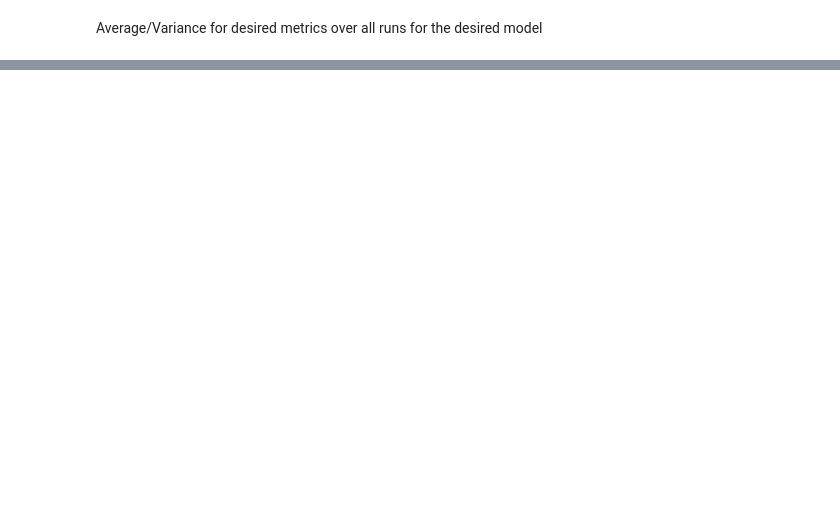
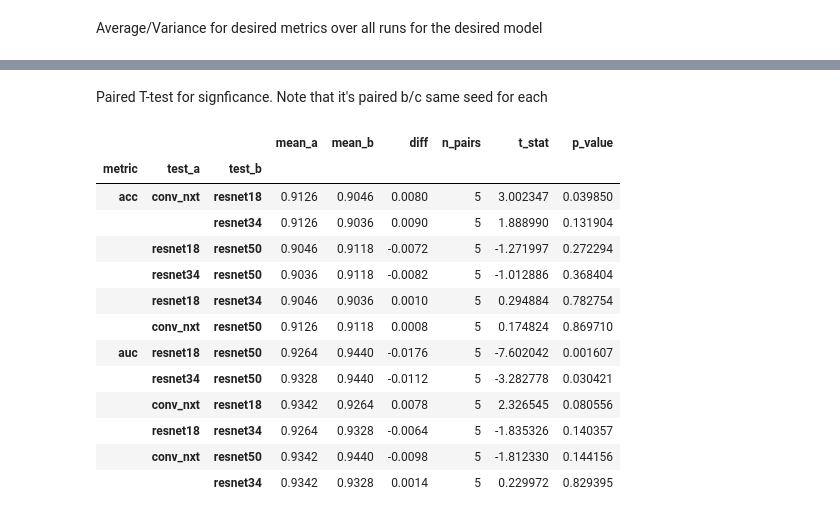
Before and after one commit to MedicalVisionGroup/FetalBrainIQA, a Jupyter notebook: src/results/results_metrics.ipynb, the cells around one changed output, grey strips where cells are left out. Drawn from its saved outputs; the diff is of its cells as text; code cells hidden in the pictures; blank space fills up the shorter version.

```diff
--- a/src/results/results_metrics.ipynb
+++ b/src/results/results_metrics.ipynb
@@ -70,0 +87,62 @@ stats[[(metric, stat) for metric in metrics for stat in ['mean', 'var']]]
+# %% [markdown]
+Paired T-test for signficance. Note that it's paired b/c same seed for each
+# %%
+from itertools import combinations
+from scipy.stats import ttest_rel
+
+rows = []
+
+tests = m.index.get_level_values("test").unique()
+
+for metric in metrics:
+    for test_a, test_b in combinations(tests, 2):
+        a = m.loc[test_a, metric].dropna()
+        b = m.loc[test_b, metric].dropna()
+
+        # align by run name so only matching seeds are compared
+        paired = pd.concat(
+            [a.rename("a"), b.rename("b")],
+            axis=1,
+            join="inner"
+        ).dropna()
+
+        if len(paired) < 2:
+            t_stat = np.nan
+            p_value = np.nan
+        else:
+            t_stat, p_value = ttest_rel(paired["a"], paired["b"])
+
+        rows.append({
+            "metric": metric,
+            "test_a": test_a,
+            "test_b": test_b,
+            "mean_a": paired["a"].mean() if len(paired) else np.nan,
+            "mean_b": paired["b"].mean() if len(paired) else np.nan,
+            "diff": (paired["a"] - paired["b"]).mean() if len(paired) else np.nan,
+            "n_pairs": len(paired),
+            "t_stat": t_stat,
+            "p_value": p_value,
+        })
+
+paired_tstats = (
+    pd.DataFrame(rows)
+    .set_index(["metric", "test_a", "test_b"])
+    .sort_values(["metric", "p_value"])
+)
+
+paired_tstats
+# %% [output]
+|  |  |  | mean_a | mean_b | diff | n_pairs | t_stat | p_value |
+| metric | test_a | test_b |  |  |  |  |  |  |
+| acc | conv_nxt | resnet18 | 0.9126 | 0.9046 | 0.0080 | 5 | 3.002347 | 0.039850 |
+|  |  | resnet34 | 0.9126 | 0.9036 | 0.0090 | 5 | 1.888990 | 0.131904 |
+|  | resnet18 | resnet50 | 0.9046 | 0.9118 | -0.0072 | 5 | -1.271997 | 0.272294 |
+|  | resnet34 | resnet50 | 0.9036 | 0.9118 | -0.0082 | 5 | -1.012886 | 0.368404 |
+|  | resnet18 | resnet34 | 0.9046 | 0.9036 | 0.0010 | 5 | 0.294884 | 0.782754 |
+|  | conv_nxt | resnet50 | 0.9126 | 0.9118 | 0.0008 | 5 | 0.174824 | 0.869710 |
+| auc | resnet18 | resnet50 | 0.9264 | 0.9440 | -0.0176 | 5 | -7.602042 | 0.001607 |
+|  | resnet34 | resnet50 | 0.9328 | 0.9440 | -0.0112 | 5 | -3.282778 | 0.030421 |
+|  | conv_nxt | resnet18 | 0.9342 | 0.9264 | 0.0078 | 5 | 2.326545 | 0.080556 |
+|  | resnet18 | resnet34 | 0.9264 | 0.9328 | -0.0064 | 5 | -1.835326 | 0.140357 |
+|  | conv_nxt | resnet50 | 0.9342 | 0.9440 | -0.0098 | 5 | -1.812330 | 0.144156 |
+|  |  | resnet34 | 0.9342 | 0.9328 | 0.0014 | 5 | 0.229972 | 0.829395 |
```
Also changed, not shown: parts of 4 cells of this notebook, 6 other files.
